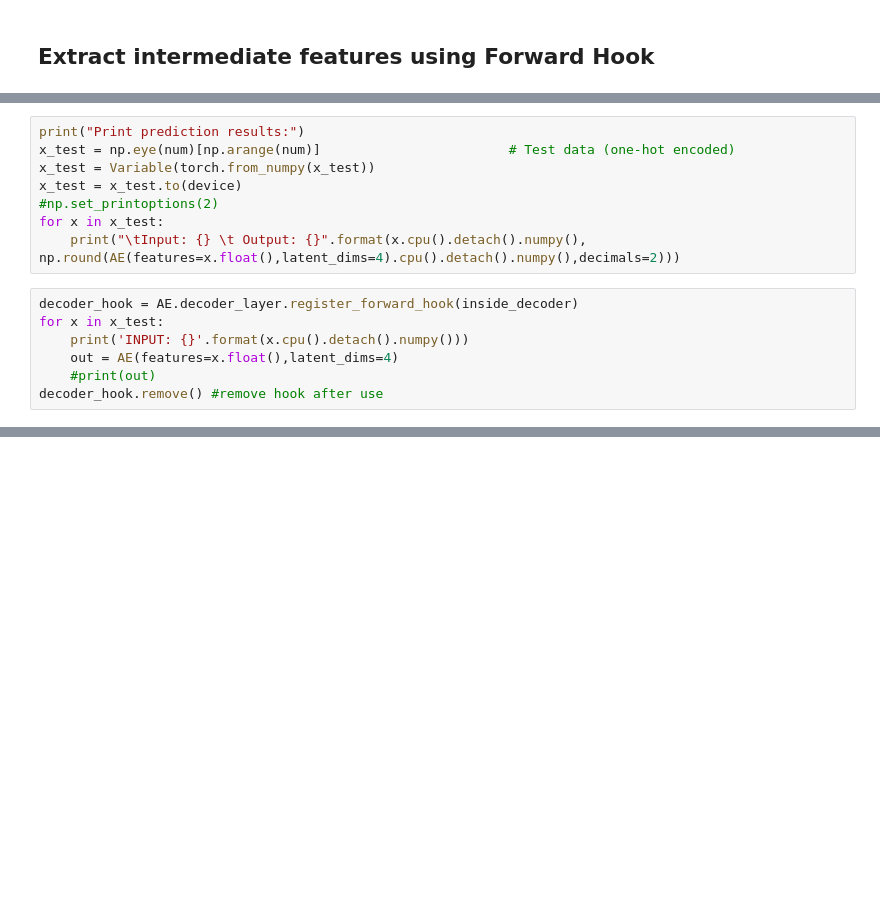
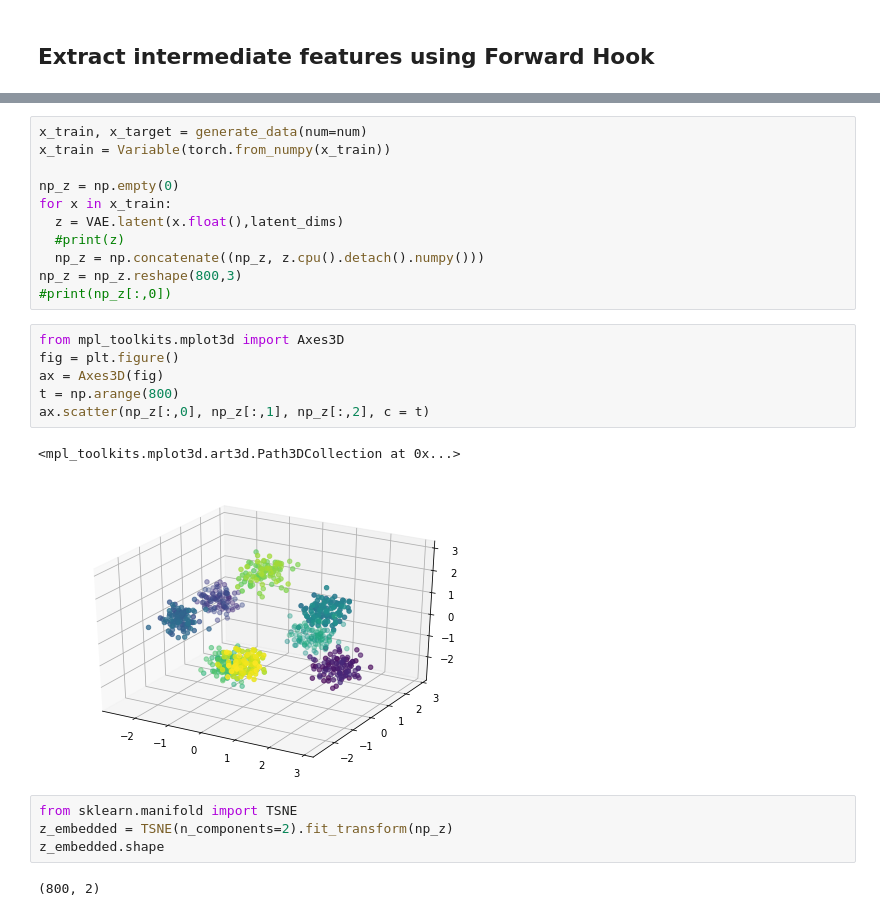
Before and after one commit to Kwanikaze/vpandas, a Jupyter notebook: VAE_OHE_8digits.ipynb, the cells around one changed output, grey strips where cells are left out. Saved outputs shown, nothing was run; the diff lists cells and outputs as text; blank space fills up the shorter version.

```diff
--- a/VAE_OHE_8digits.ipynb
+++ b/VAE_OHE_8digits.ipynb
@@ -302,15 +288,0 @@ NameError: ignored
-# %%
-print("Print prediction results:")
-x_test = np.eye(num)[np.arange(num)]                        # Test data (one-hot encoded)
-x_test = Variable(torch.from_numpy(x_test))
-x_test = x_test.to(device)
-#np.set_printoptions(2)
-for x in x_test:
-    print("\tInput: {} \t Output: {}".format(x.cpu().detach().numpy(), np.round(AE(features=x.float(),latent_dims=4).cpu().detach().numpy(),decimals=2)))
-# %%
-decoder_hook = AE.decoder_layer.register_forward_hook(inside_decoder)
-for x in x_test:
-    print('INPUT: {}'.format(x.cpu().detach().numpy()))
-    out = AE(features=x.float(),latent_dims=4)
-    #print(out)
-decoder_hook.remove() #remove hook after use
@@ -316,0 +314,26 @@ decoder_hook.remove() #remove hook after use
+# %%
+x_train, x_target = generate_data(num=num)
+x_train = Variable(torch.from_numpy(x_train))
+
+np_z = np.empty(0)
+for x in x_train:
+  z = VAE.latent(x.float(),latent_dims)
+  #print(z)
+  np_z = np.concatenate((np_z, z.cpu().detach().numpy()))
+np_z = np_z.reshape(800,3)
+#print(np_z[:,0])
+# %%
+from mpl_toolkits.mplot3d import Axes3D
+fig = plt.figure()
+ax = Axes3D(fig)
+t = np.arange(800)
+ax.scatter(np_z[:,0], np_z[:,1], np_z[:,2], c = t)
+# %% [output]
+<mpl_toolkits.mplot3d.art3d.Path3DCollection at 0x...>
+[figure, added]
+# %%
+from sklearn.manifold import TSNE
+z_embedded = TSNE(n_components=2).fit_transform(np_z)
+z_embedded.shape
+# %% [output]
+(800, 2)
```
Also changed, not shown: parts of 15 cells of this notebook.
